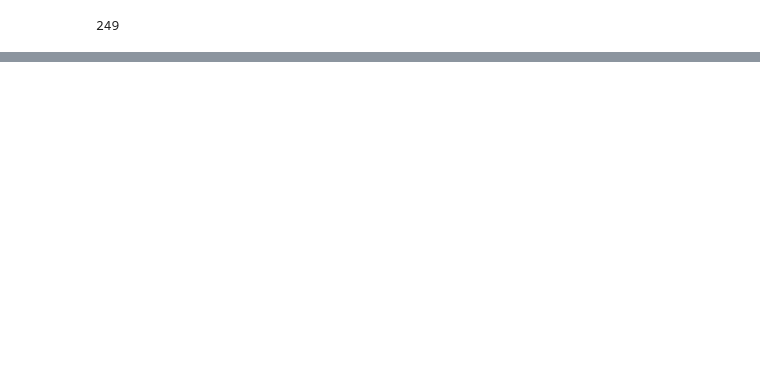
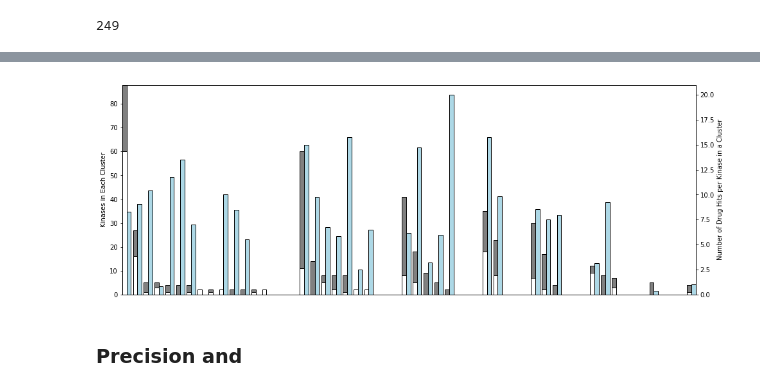
Before and after one commit to gomezlab/kinotypeClusteringAndRegression, a Jupyter notebook: src/DrugTargetAnalysis.ipynb, the cells around one changed output, grey strips where cells are left out. Saved outputs shown, nothing was run; the diff lists cells and outputs as text; code cells hidden in the pictures; blank space fills up the shorter version.

Commit message:
intermediate drug target bar graph

```diff
--- a/src/DrugTargetAnalysis.ipynb
+++ b/src/DrugTargetAnalysis.ipynb
@@ -114,0 +335,6 @@ pd.Series(targeted_kinase_counts).to_csv('../results/targeted_kinase_counts.csv'
+# %%
+locations_sub_dict = dict([x for y in locations_sub_list for x in y])
+#locations_sub_dict
+# %%
+sub_grouping['prop_understudied'] = sub_grouping['understudied']*1.0/sub_grouping['count']
+sub_grouping.head()
@@ -114,0 +352,3 @@ pd.Series(targeted_kinase_counts).to_csv('../results/targeted_kinase_counts.csv'
+# %%
+sub_grouping['location'] = [locations_sub_dict[str(x)] for x in list(sub_grouping.index)]
+sub_grouping.head()
@@ -114,0 +363,3 @@ pd.Series(targeted_kinase_counts).to_csv('../results/targeted_kinase_counts.csv'
+# %%
+sub_grouping['normalized_target_count'] = sub_grouping['target_count']*1.0/sub_grouping['count']
+sub_grouping.head()
@@ -114,0 +374,49 @@ pd.Series(targeted_kinase_counts).to_csv('../results/targeted_kinase_counts.csv'
+# %%
+fig, ax = plt.subplots(ncols=1, nrows=1, figsize=(16,6))
+
+ax.bar(sub_grouping['location']-0.4,
+       sub_grouping['understudied'],
+       width=0.4,
+       color='w',
+       align='center',
+       edgecolor='k')
+
+ax.bar(sub_grouping['location']-0.4,
+       sub_grouping['count']-sub_grouping['understudied'],
+       bottom=sub_grouping['understudied'],
+       width=0.4,
+       color='gray',
+       align='center',
+       edgecolor='k')
+
+plt.ylabel('Kinases in Each Cluster')
+
+## make the second plot
+
+ax2 = ax.twinx()
+ax2.bar(sub_grouping['location'],
+       sub_grouping['normalized_target_count'],
+       width=0.4,
+       color='lightblue',
+       align='center',
+       edgecolor='k')
+
+plt.ylabel('Number of Drug Hits per Kinase in a Cluster')
+
+ax.autoscale(tight=True)
+
+#ax2.set_yscale('log')
+
+
+#ax.set_xticklabels([])
+#ax.set_yticklabels([])
+#ax.axes.get_yaxis().set_ticks([])
+ax.axes.get_xaxis().set_ticks([])
+
+plt.xlabel('Subcluster Number')
+
+plt.show()
+# %% [output]
+[figure, added]
+# %% [markdown]
+### Precision and
```
Also changed, not shown: parts of 24 cells of this notebook.
